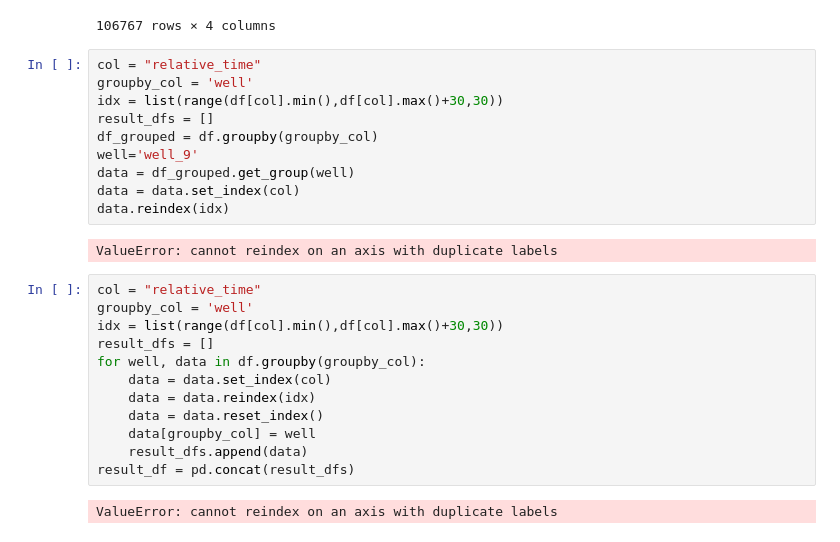
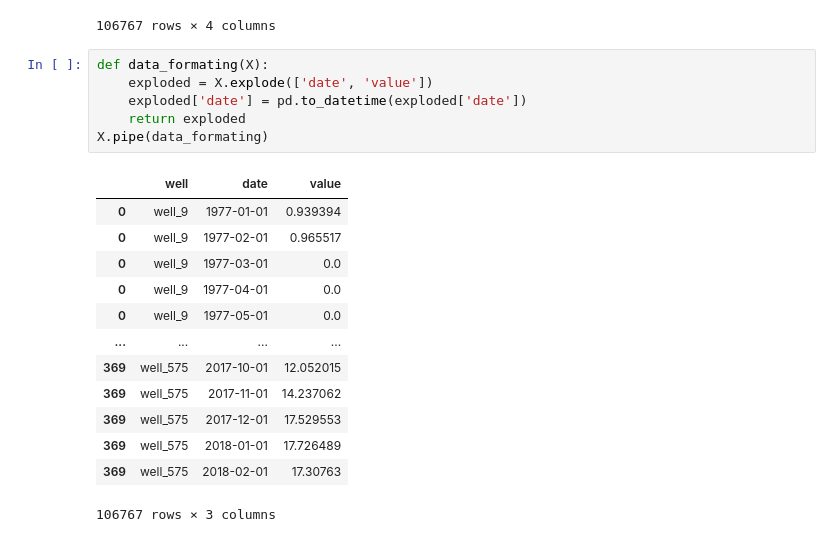
Before and after one commit to x110/oil-well-cluster-predictor, a Jupyter notebook: notebooks/dev2.ipynb, the cells around one changed output. Drawn from its saved outputs; the diff is of its cells as text.

```diff
--- a/notebooks/dev2.ipynb
+++ b/notebooks/dev2.ipynb
@@ -141,29 +141,23 @@ df
 | 369 | well_575 | 2018-01-01 | 17.726489 | 3510 |
 | 369 | well_575 | 2018-02-01 | 17.30763 | 3540 |
 106767 rows × 4 columns
-# %%
-col = "relative_time"
-groupby_col = 'well'
-idx = list(range(df[col].min(),df[col].max()+30,30))
-result_dfs = []
-df_grouped = df.groupby(groupby_col)
-well='well_9'
-data = df_grouped.get_group(well)
-data = data.set_index(col)
-data.reindex(idx)
-# %% [output]
-ValueError: cannot reindex on an axis with duplicate labels
-# %%
-col = "relative_time"
-groupby_col = 'well'
-idx = list(range(df[col].min(),df[col].max()+30,30))
-result_dfs = []
-for well, data in df.groupby(groupby_col):
-    data = data.set_index(col)
-    data = data.reindex(idx)
-    data = data.reset_index()
-    data[groupby_col] = well
-    result_dfs.append(data)
-result_df = pd.concat(result_dfs)
-# %% [output]
-ValueError: cannot reindex on an axis with duplicate labels
+# %%
+def data_formating(X):
+    exploded = X.explode(['date', 'value'])
+    exploded['date'] = pd.to_datetime(exploded['date'])
+    return exploded
+X.pipe(data_formating)
+# %% [output]
+|  | well | date | value |
+| 0 | well_9 | 1977-01-01 | 0.939394 |
+| 0 | well_9 | 1977-02-01 | 0.965517 |
+| 0 | well_9 | 1977-03-01 | 0.0 |
+| 0 | well_9 | 1977-04-01 | 0.0 |
+| 0 | well_9 | 1977-05-01 | 0.0 |
+| ... | ... | ... | ... |
+| 369 | well_575 | 2017-10-01 | 12.052015 |
+| 369 | well_575 | 2017-11-01 | 14.237062 |
+| 369 | well_575 | 2017-12-01 | 17.529553 |
+| 369 | well_575 | 2018-01-01 | 17.726489 |
+| 369 | well_575 | 2018-02-01 | 17.30763 |
+106767 rows × 3 columns
```
Also changed, not shown: parts of 3 cells of this notebook, 3 other files.
